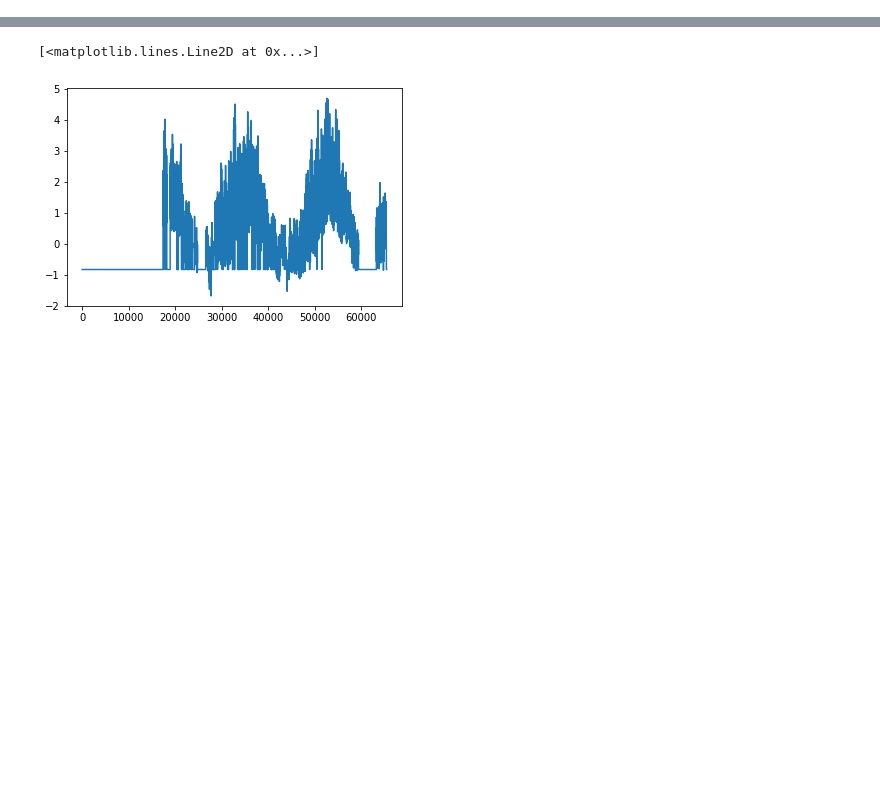
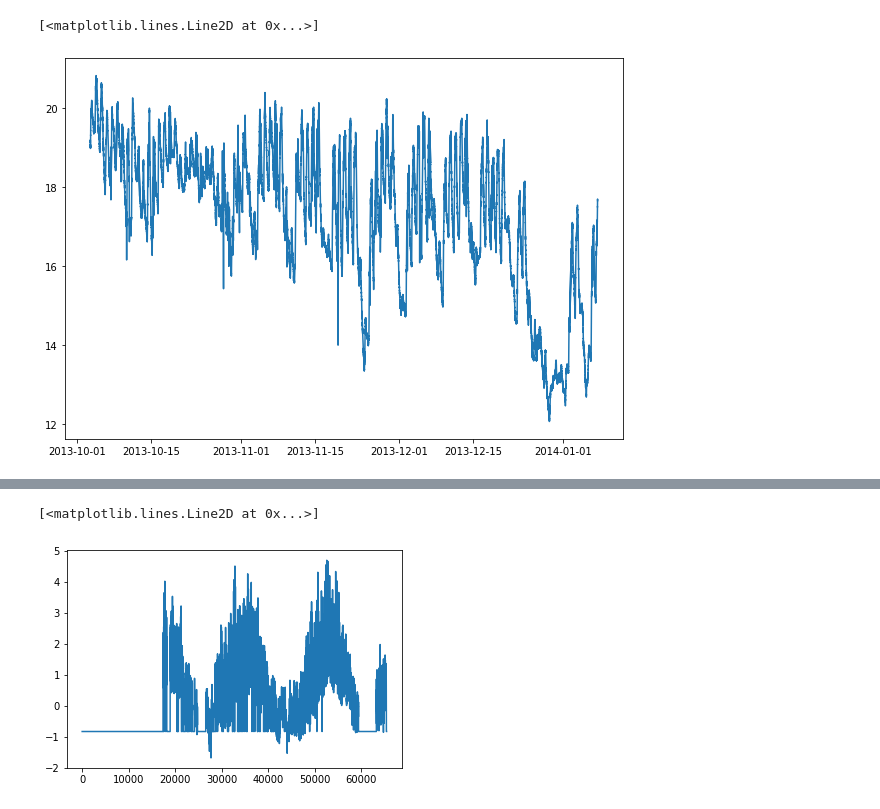
Before and after one commit to ChrisMott97/Structural-Health-Monitoring-Group-Project, a Jupyter notebook: auto-encoder/auto_encoder.ipynb, the cells around one changed output, grey strips where cells are left out. Cells and saved outputs as stored; diff of their text form; code cells hidden in the pictures; blank space fills up the shorter version.

```diff
--- a/auto-encoder/auto_encoder.ipynb
+++ b/auto-encoder/auto_encoder.ipynb
@@ -27,3 +27,5 @@ def load_data(filetype='sql'):
 # %%
 data = load_data('csv')
 #data = data[25000:35000]
+# %%
+xl = pd.read_excel('quasi_static.xlsx')
@@ -30,3 +48,11 @@ data = load_data('csv')
+# %%
+xl.dropna(axis=0, how='all', inplace=True)
+# %%
+plt.figure(figsize=(10,7))
+plt.plot(xl['Timestamp'], xl['Thermocouple_1 (degC)'])
+# %% [output]
+[<matplotlib.lines.Line2D at 0x...>]
+[figure, added]
 # %%
 data
 # %% [output]
```
Also changed, not shown: parts of 6 cells of this notebook, 1 other file.
